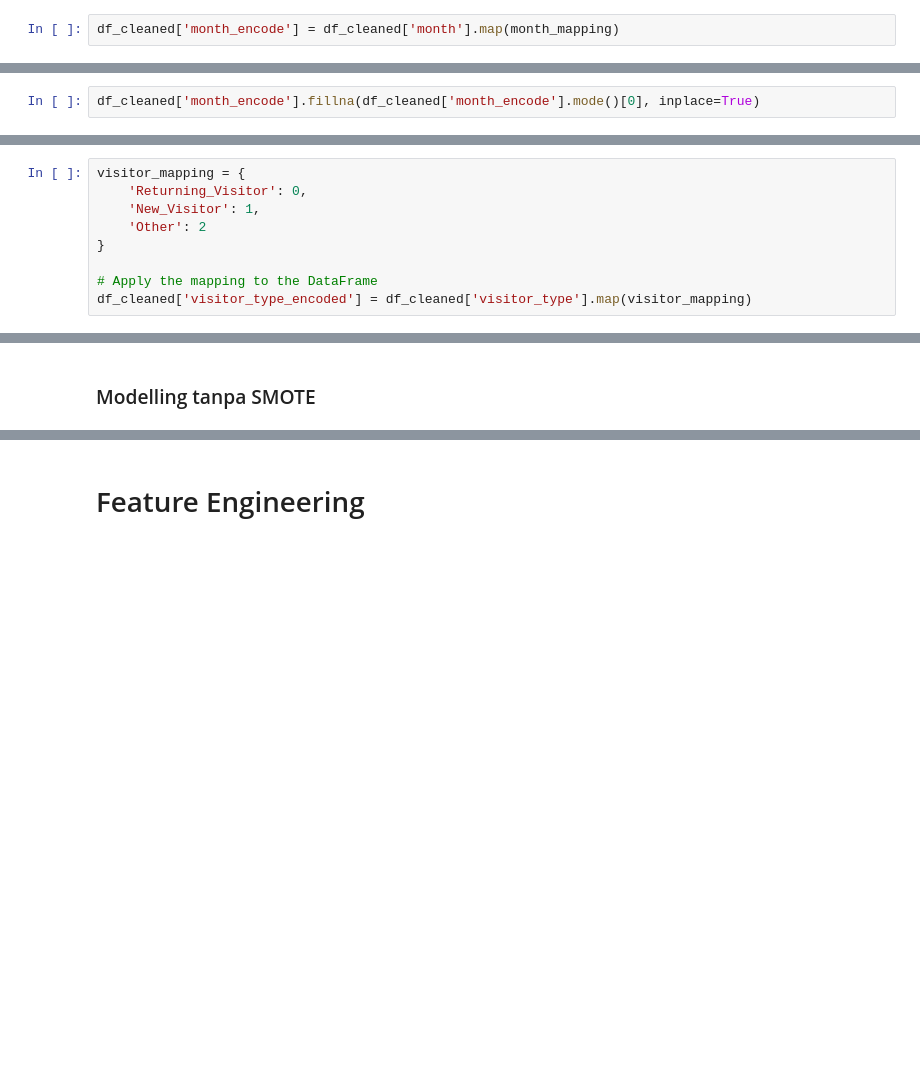
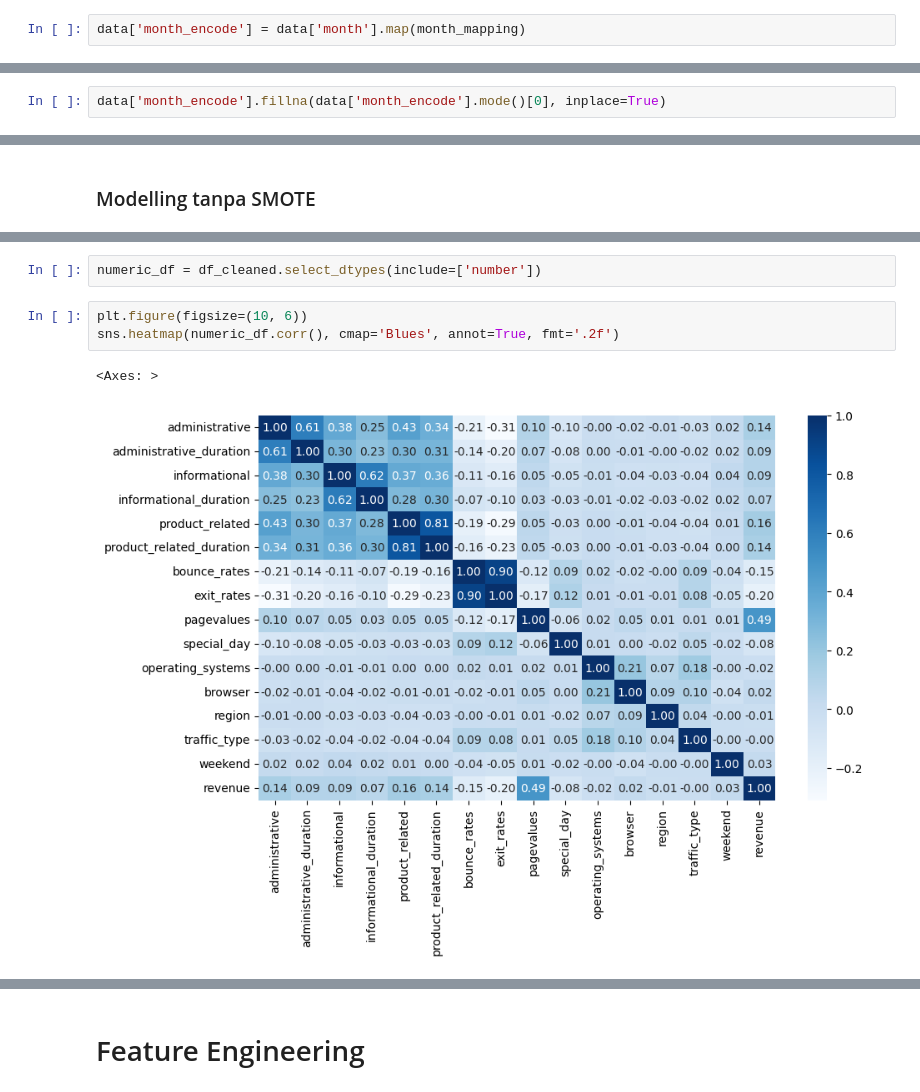
Before and after one commit to widyadaridhyp/Unlocking-Online-Shopper-Behavior, a Jupyter notebook: FINAL_PROJECT_SEABORN_TEAM_Preprocessing.ipynb, the cells around one changed output, grey strips where cells are left out. Drawn from its saved outputs; the diff is of its cells as text; blank space fills up the shorter version.

```diff
--- a/FINAL_PROJECT_SEABORN_TEAM_Preprocessing.ipynb
+++ b/FINAL_PROJECT_SEABORN_TEAM_Preprocessing.ipynb
@@ -387,4 +582,4 @@ month_mapping = {
     'Jan': 1, 'Feb': 2, 'Mar': 3, 'Apr': 4, 'May': 5, 'Jun': 6,
     'Jul': 7, 'Aug': 8, 'Sep': 9, 'Oct': 10, 'Nov': 11, 'Dec': 12,}
 # %%
-df_cleaned['month_encode'] = df_cleaned['month'].map(month_mapping)
+data['month_encode'] = data['month'].map(month_mapping)
@@ -391,5 +606,5 @@ df_cleaned['month_encode'] = df_cleaned['month'].map(month_mapping)
 # %%
-df_cleaned['month_encode'].fillna(df_cleaned['month_encode'].mode()[0], inplace=True)
+data['month_encode'].fillna(data['month_encode'].mode()[0], inplace=True)
 # %% [markdown]
 ## Feature Encoding pada'visitor_type'
 # %%
@@ -397,11 +612,2 @@ df_cleaned.visitor_type.unique()
 # %% [output]
 array(['Returning_Visitor', 'New_Visitor', 'Other'], dtype=object)
-# %%
-visitor_mapping = {
-    'Returning_Visitor': 0,
-    'New_Visitor': 1,
-    'Other': 2
-}
-
-# Apply the mapping to the DataFrame
-df_cleaned['visitor_type_encoded'] = df_cleaned['visitor_type'].map(visitor_mapping)
@@ -482,0 +707,8 @@ xgb.score(X_test, y_test)
+# %%
+numeric_df = df_cleaned.select_dtypes(include=['number'])
+# %%
+plt.figure(figsize=(10, 6))
+sns.heatmap(numeric_df.corr(), cmap='Blues', annot=True, fmt='.2f')
+# %% [output]
+<Axes: >
+[figure, added]
```
Also changed, not shown: parts of 45 cells of this notebook.
